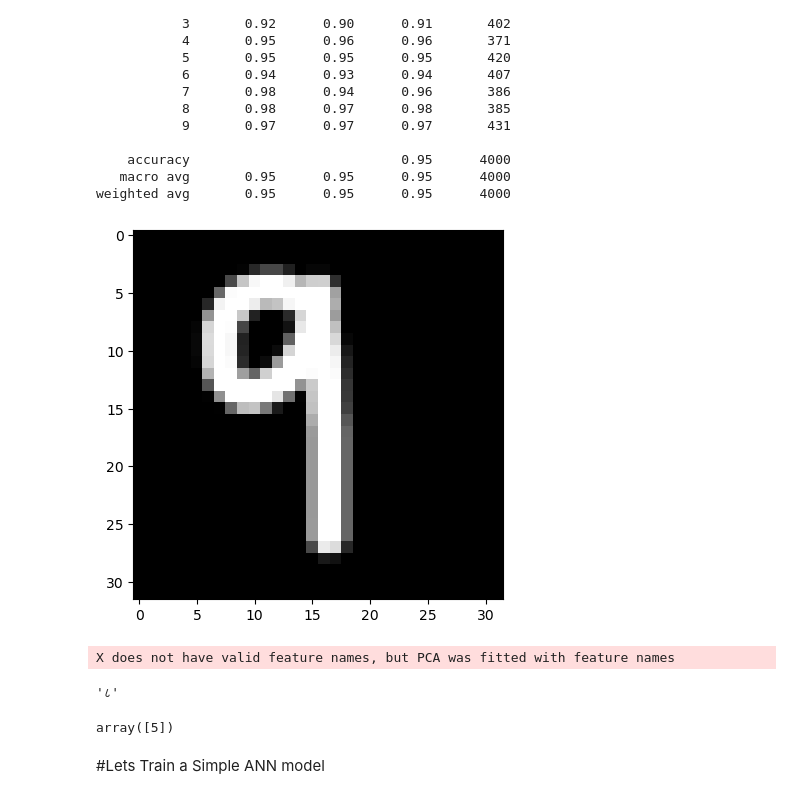
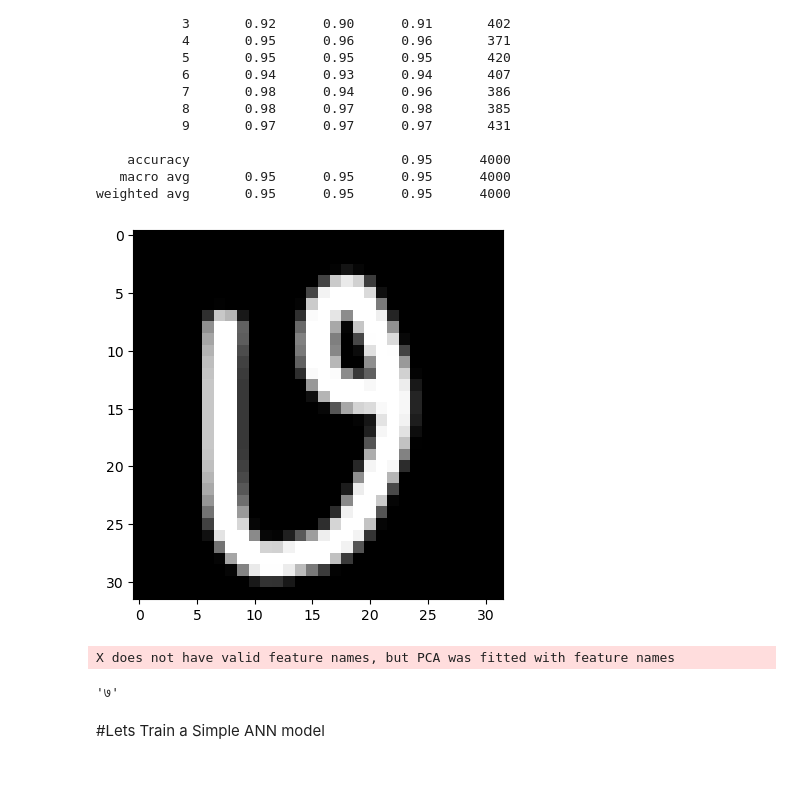
Before and after one commit to PratyushKattel/Digit_classifier, a Jupyter notebook: notebooks/classifying_digits.ipynb, the cells around one changed output. Saved outputs shown, nothing was run; the diff lists cells and outputs as text; code cells hidden in the pictures.

Commit message:
visualization for digits

```diff
--- a/notebooks/classifying_digits.ipynb
+++ b/notebooks/classifying_digits.ipynb
@@ -116,25 +116,20 @@ print(classification_report(y_test,y_pred))
    macro avg       0.95      0.95      0.95      4000
 weighted avg       0.95      0.95      0.95      4000
 # %%
-image=Image.open('E:\\3rd sem proj\\fds ko project\\archive\\testing_sample_images\\drawing (3).png')
+image=Image.open('E:\\3rd sem proj\\fds ko project\\archive\\testing_sample_images\\drawing (5).png')
 image=image.convert('L')
 image=image.resize((32,32))
 plt.imshow(image,cmap='gray')
 plt.show()
 # %% [output]
-[figure, old version]
+[figure, new version]
 # %%
 image=np.array(image)/255
+image=image.flatten()
+pca_image=pc.transform([image])
+# %% [output]
+X does not have valid feature names, but PCA was fitted with feature names
-# %%
-image=image.flatten()
-pca_image=pc.transform([image])
-# %% [output]
-X does not have valid feature names, but PCA was fitted with feature names
 # %%
-digit_dict[lr.predict(pca_image)[0]]
+digit_dict[knn.predict(pca_image)[0]]
 # %% [output]
-'८'
+'७'
-# %%
-knn.predict(pca_image)
-# %% [output]
-array([5])
```
Also changed, not shown: parts of 3 cells of this notebook, 3 other files.
